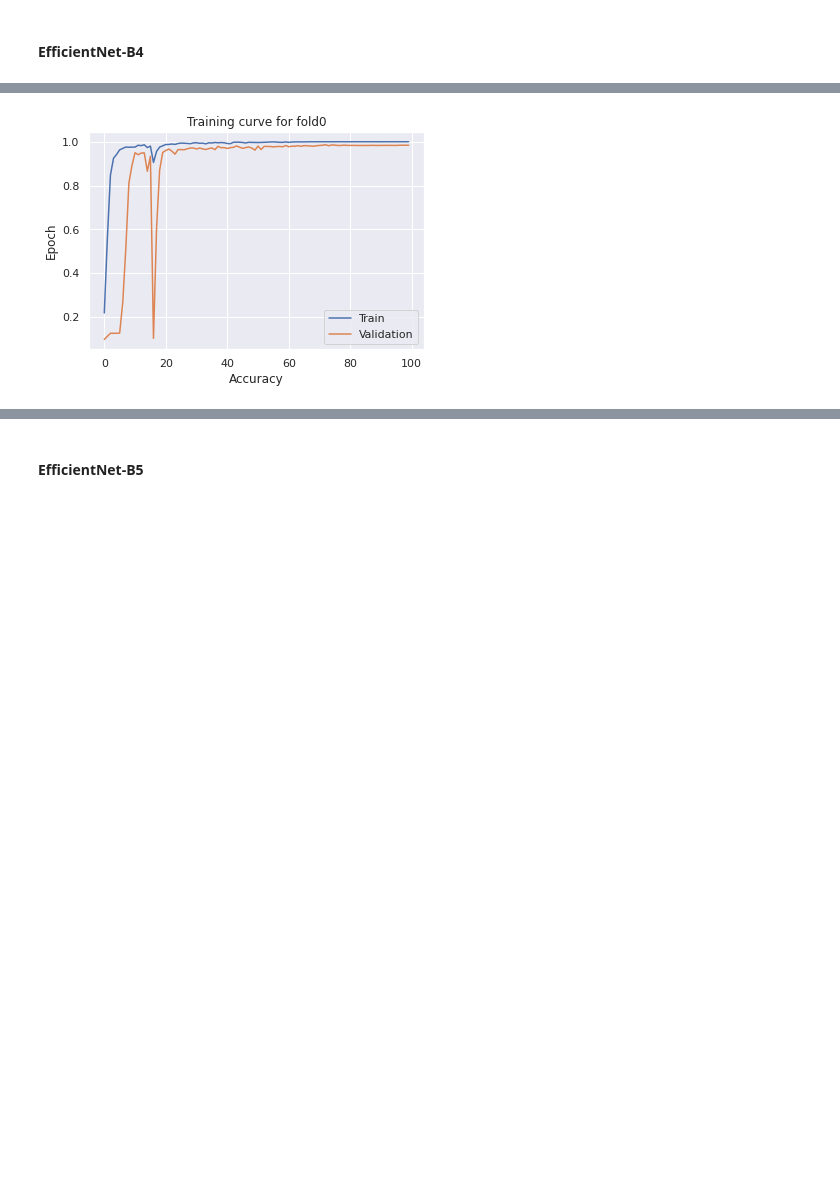
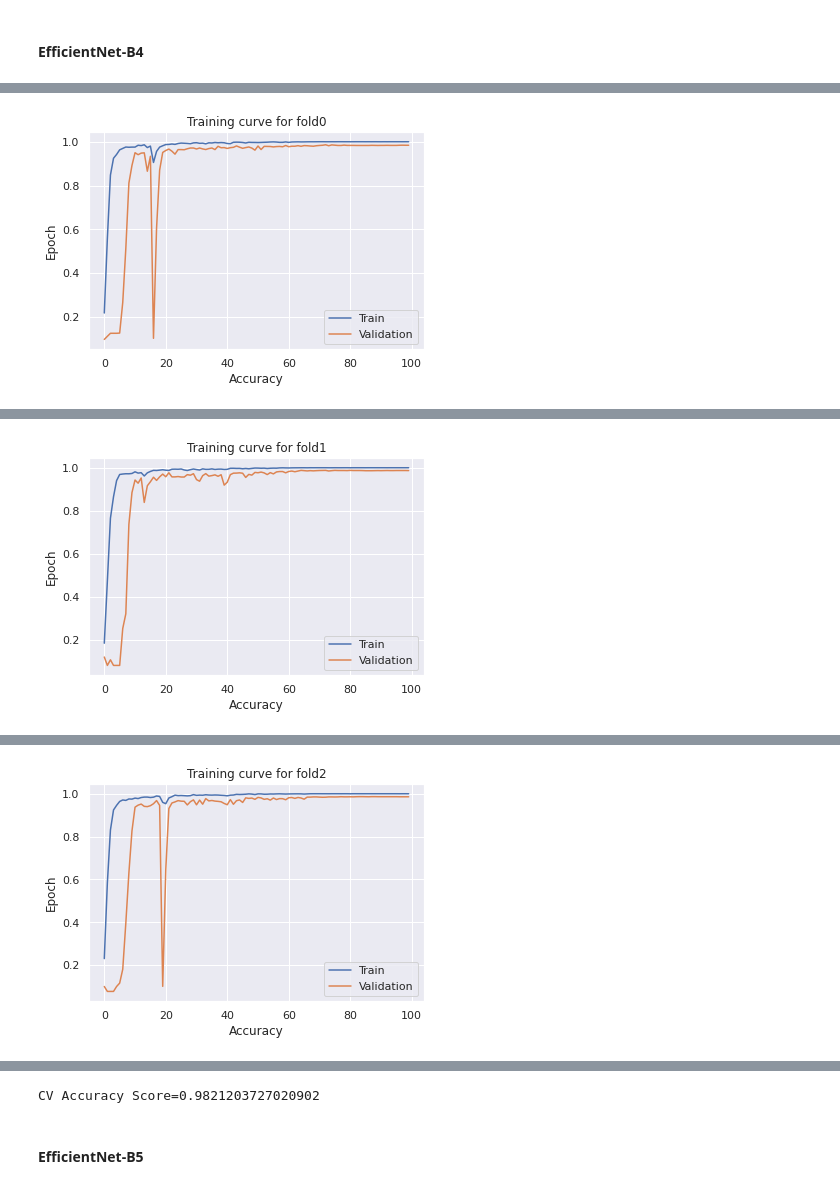
Before and after one commit to giwankim/emnist, a Jupyter notebook: notebooks/11-train-folds.ipynb, the cells around one changed output, grey strips where cells are left out. Saved outputs shown, nothing was run; the diff lists cells and outputs as text; code cells hidden in the pictures; blank space fills up the shorter version.

```diff
--- a/notebooks/11-train-folds.ipynb
+++ b/notebooks/11-train-folds.ipynb
@@ -140,28 +140,44 @@ def EfficientNetB5():
 def EfficientNetB6():
     model = EfficientNet.from_name("efficientnet-b6", image_size=28, num_classes=10)
     model._conv_stem = Conv2dStaticSamePadding(
-        3, 32, kernel_size=3, stride=1, bias=False, image_size=(28, 28)
+        3, 56,
+        kernel_size=(3, 3),
+        stride=(1, 1),
+        bias=False,
+        image_size=(28, 28)
     )
     return model
 
 def EfficientNetB7():
     model = EfficientNet.from_name("efficientnet-b7", image_size=28, num_classes=10)
     model._conv_stem = Conv2dStaticSamePadding(
-        3, 32, kernel_size=3, stride=1, bias=False, image_size=(28, 28)
+        3, 56,
+        kernel_size=(3, 3),
+        stride=(1, 1),
+        bias=False,
+        image_size=(28, 28)
     )
     return model
 
 def EfficientNetB8():
     model = EfficientNet.from_name("efficientnet-b8", image_size=28, num_classes=10)
     model._conv_stem = Conv2dStaticSamePadding(
-        3, 32, kernel_size=3, stride=1, bias=False, image_size=(28, 28)
+        3, 56,
+        kernel_size=(3, 3),
+        stride=(1, 1),
+        bias=False,
+        image_size=(28, 28)
     )
     return model
 
 def EfficientNetL2():
     model = EfficientNet.from_name("efficientnet-l2", image_size=28, num_classes=10)
     model._conv_stem = Conv2dStaticSamePadding(
-        3, 32, kernel_size=3, stride=1, bias=False, image_size=(28, 28)
+        3, 56,
+        kernel_size=(3, 3),
+        stride=(1, 1),
+        bias=False,
+        image_size=(28, 28)
     )
     return model
 # %% [markdown]
@@ -181,7 +197,7 @@ def get_model(model_name):
     elif model_name == "efficientnet-b5":
         return EfficientNetB5()
     elif model_name == "efficientnet-b6":
-        return EfficientNet61()
+        return EfficientNetB6()
     elif model_name == "efficientnet-b7":
         return EfficientNetB7()
     elif model_name == "efficientnet-b8":
@@ -217,7 +233,7 @@ def get_optimizer(optim_name, model, lr, weight_decay=1e-4, skip_list=["bias", "
 
     if optim_name == "adam":
         optimizer = torch.optim.Adam(optim_params, lr=lr, betas=(0.9, 0.999))
-    if optim_name == "radam":
+    elif optim_name == "radam":
         optimizer = RAdam(optim_params, lr=lr, betas=(0.9, 0.999))
     elif optim_name == "radam4s":
         optimizer = RAdam_4step(optim_params, lr=lr, betas=(0.9, 0.999))
@@ -232,7 +248,7 @@ def get_optimizer(optim_name, model, lr, weight_decay=1e-4, skip_list=["bias", "
 # %% [markdown]
 #### Train loop function
 # %%
-def run(model_name, optim_name, epochs, lr, checkpoint, swa=False, label_smooth=False):
+def run(model_name, optim_name, epochs, lr, checkpoint, batch_size=256, swa=False, label_smooth=False):
     oof = np.zeros((len(df), 10))
     targs = np.zeros(len(df))
 
@@ -241,8 +257,8 @@ def run(model_name, optim_name, epochs, lr, checkpoint, swa=False, label_smooth=
         valid_indices = np.load(f"../input/pl3/valid_idx-fold{fold}.npy")
         train_dataset = dataset.EMNISTDataset(df, train_indices, rgb=True)
         valid_dataset = dataset.EMNISTDataset(df, valid_indices, rgb=True)
-        train_loader = torch.utils.data.DataLoader(train_dataset, batch_size=256, shuffle=True, num_workers=4)
-        valid_loader = torch.utils.data.DataLoader(valid_dataset, batch_size=1024)
+        train_loader = torch.utils.data.DataLoader(train_dataset, batch_size=batch_size, shuffle=True, num_workers=4)
+        valid_loader = torch.utils.data.DataLoader(valid_dataset, batch_size=4*batch_size)
 
         model = get_model(model_name).to(device)
         optimizer = get_optimizer(optim_name, model, lr)
@@ -1073,7 +993,7 @@ model_name = "efficientnet-b4"
 optim_name = "radam"
 checkpoint = f"./checkpoints/{model_name}-{optim_name}-lr{lr}-e{epochs}"
 
-oof, targs = run(model_name, optim_name, epochs, lr, checkpoint)
+oof, targs = run(model_name, optim_name, epochs, lr, checkpoint, label_smooth=True)
 preds = np.argmax(oof, axis=1)
 accuracy = metrics.accuracy_score(targs, preds)
 print(f"CV Accuracy Score={accuracy}")
@@ -1093,0 +1024 @@ Epoch=0, Train loss=2.26633, Valid loss=2.30193, Train Accuracy=0.18439, Validat
+[figure, added]
@@ -1093,0 +1036 @@ Epoch=0, Train loss=2.26633, Valid loss=2.30193, Train Accuracy=0.18439, Validat
+[figure, added]
@@ -1094,3 +1061,4 @@ Epoch=0, Train loss=2.26633, Valid loss=2.30193, Train Accuracy=0.18439, Validat
+CV Accuracy Score=0.9821203727020902
 # %%
 gc.collect()
 torch.cuda.empty_cache()
```
Also changed, not shown: parts of 12 cells of this notebook, 16 other files.
